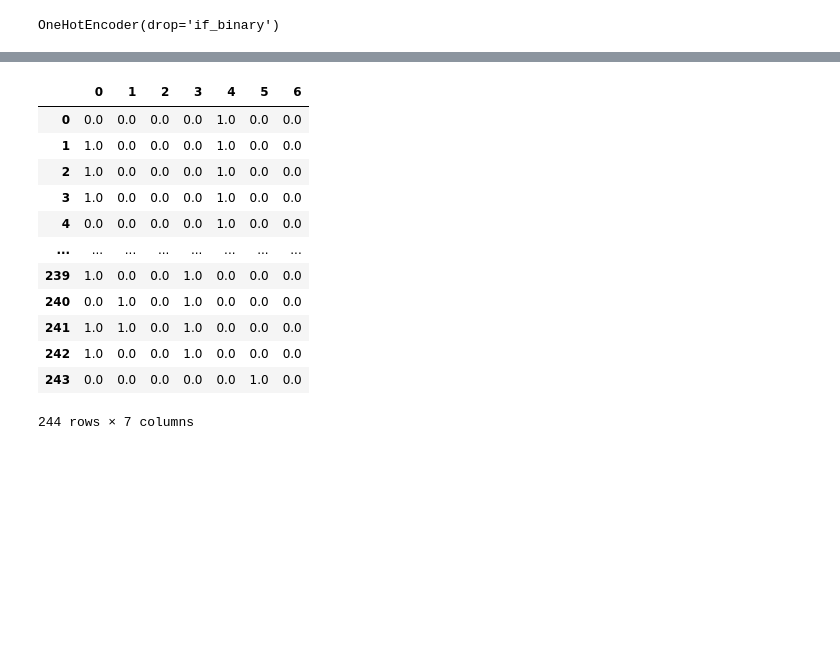
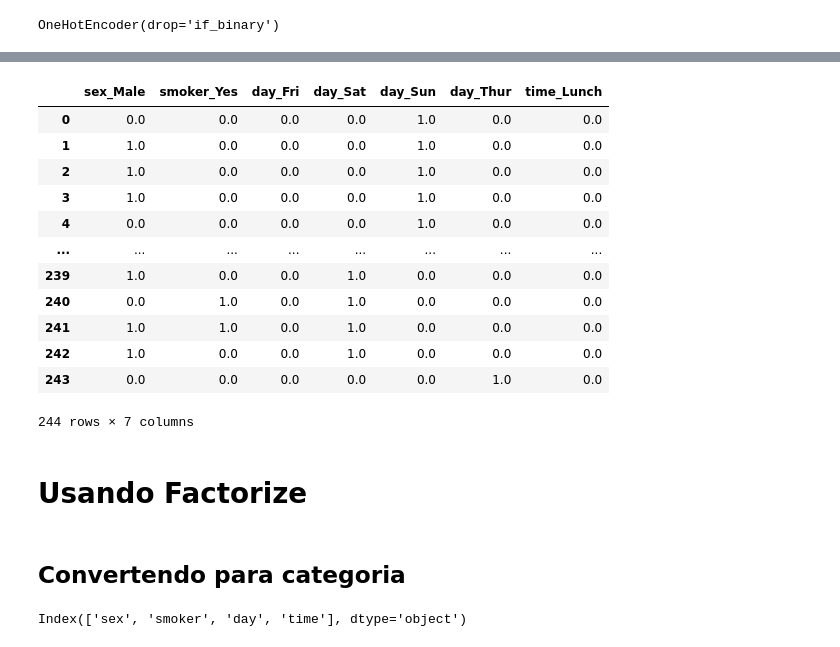
Before and after one commit to lauroPereira/data-wrangling-lessons, a Jupyter notebook: data_wrangling_categorical.ipynb, the cells around one changed output, grey strips where cells are left out. Cells and saved outputs as stored; diff of their text form; code cells hidden in the pictures; blank space fills up the shorter version.

```diff
--- a/data_wrangling_categorical.ipynb
+++ b/data_wrangling_categorical.ipynb
@@ -73,9 +100,10 @@ array(['sex_Male', 'smoker_Yes', 'day_Fri', 'day_Sat', 'day_Sun',
 # %%
 pd.DataFrame(
-  encoder.transform(df[cat_cols_]).toarray()
+  encoder.transform(df[cat_cols_]).toarray(),
+  columns=encoder.get_feature_names_out()
 )
 # %% [output]
-|  | 0 | 1 | 2 | 3 | 4 | 5 | 6 |
+|  | sex_Male | smoker_Yes | day_Fri | day_Sat | day_Sun | day_Thur | time_Lunch |
 | 0 | 0.0 | 0.0 | 0.0 | 0.0 | 1.0 | 0.0 | 0.0 |
 | 1 | 1.0 | 0.0 | 0.0 | 0.0 | 1.0 | 0.0 | 0.0 |
 | 2 | 1.0 | 0.0 | 0.0 | 0.0 | 1.0 | 0.0 | 0.0 |
@@ -88,3 +116,12 @@ pd.DataFrame(
 | 242 | 1.0 | 0.0 | 0.0 | 1.0 | 0.0 | 0.0 | 0.0 |
 | 243 | 0.0 | 0.0 | 0.0 | 0.0 | 0.0 | 1.0 | 0.0 |
 244 rows × 7 columns
+# %% [markdown]
+# Usando Factorize
+# %% [markdown]
+## Convertendo para categoria
+# %%
+cat_cols_ = df.select_dtypes(exclude='number').columns
+cat_cols_
+# %% [output]
+Index(['sex', 'smoker', 'day', 'time'], dtype='object')
```
Also changed, not shown: parts of 21 cells of this notebook.
